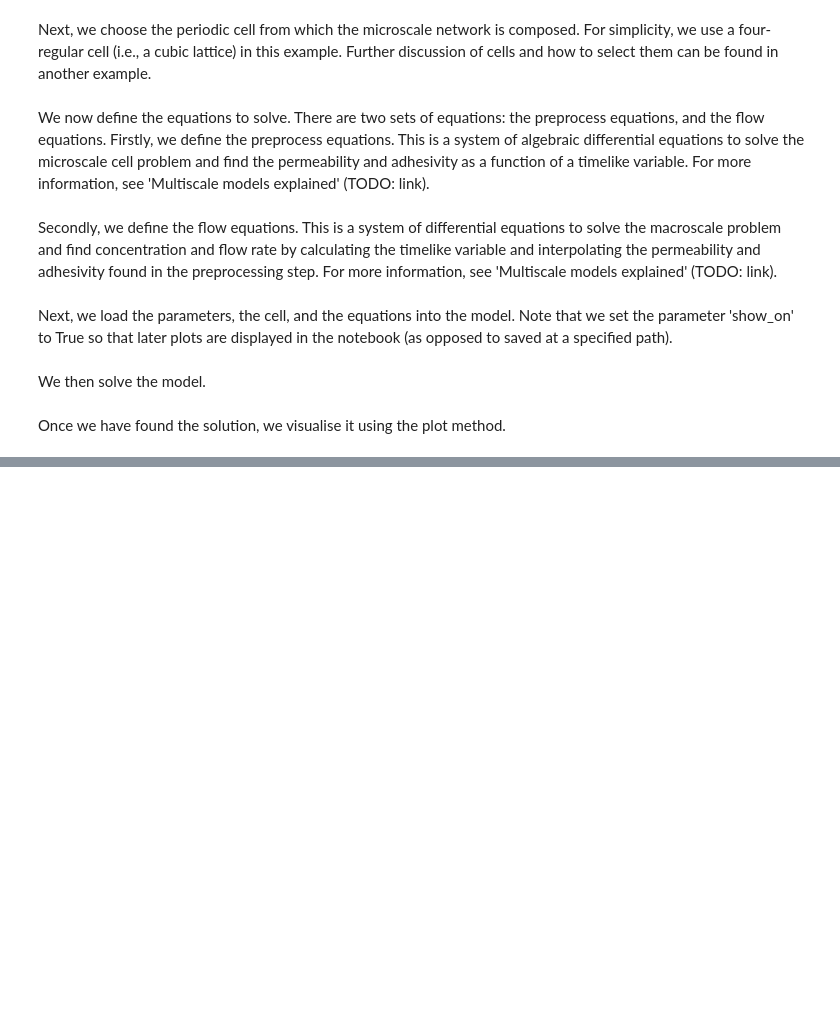
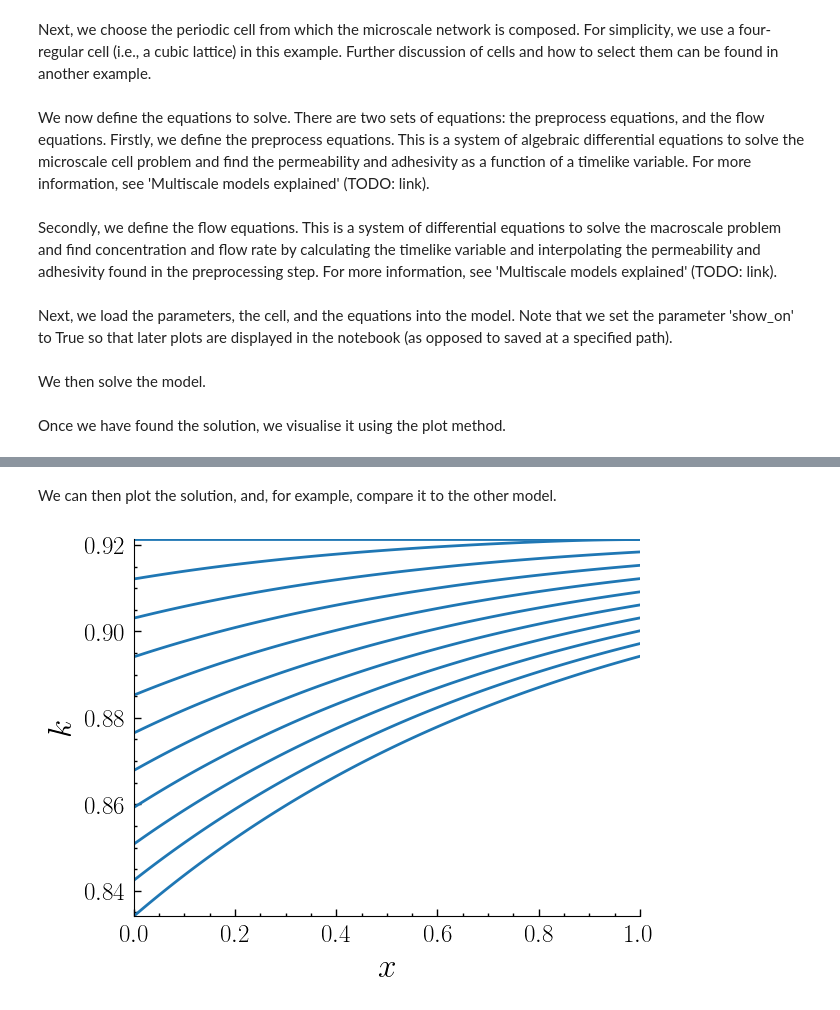
Before and after one commit to ArkadyWey/MuFFiN, a Jupyter notebook: examples/1_solving-a-model.ipynb, the cells around one changed output, grey strips where cells are left out. Saved outputs shown, nothing was run; the diff lists cells and outputs as text; code cells hidden in the pictures; blank space fills up the shorter version.

```diff
--- a/examples/1_solving-a-model.ipynb
+++ b/examples/1_solving-a-model.ipynb
@@ -54,0 +59,10 @@ model.plot(type_solution="preprocess",
+# %%
+
+dist_cond = {"name":"lognormal", "mu":-0.045, "sigma":0.3}
+
+other_parameters = parameters.Parameters(time_max = 10,
+                                         dist_cond = dist_cond)
+
+other_cell = cells.FourRegular(parameters=other_parameters)
+other_equations_preprocess = equations_preprocess.Deposition(parameters=other_parameters)
+other_equations_flow = equations_flow.Base(parameters=other_parameters)
@@ -54,0 +71,6 @@ model.plot(type_solution="preprocess",
+# %%
+other_model = models.Model(parameters=other_parameters,
+                           cell=other_cell,
+                           equations_preprocess=other_equations_preprocess,
+                           equations_flow=other_equations_flow,
+                           show_on=True)
@@ -54,0 +81,8 @@ model.plot(type_solution="preprocess",
+# %% [markdown]
+We can then plot the solution, and, for example, compare it to the other model.
+# %%
+other_model.plot(type_solution="flow",
+                 type_plot="single",
+                 y_name="permeability")
+# %% [output]
+[figure, added]
```
Also changed, not shown: parts of 15 cells of this notebook.
